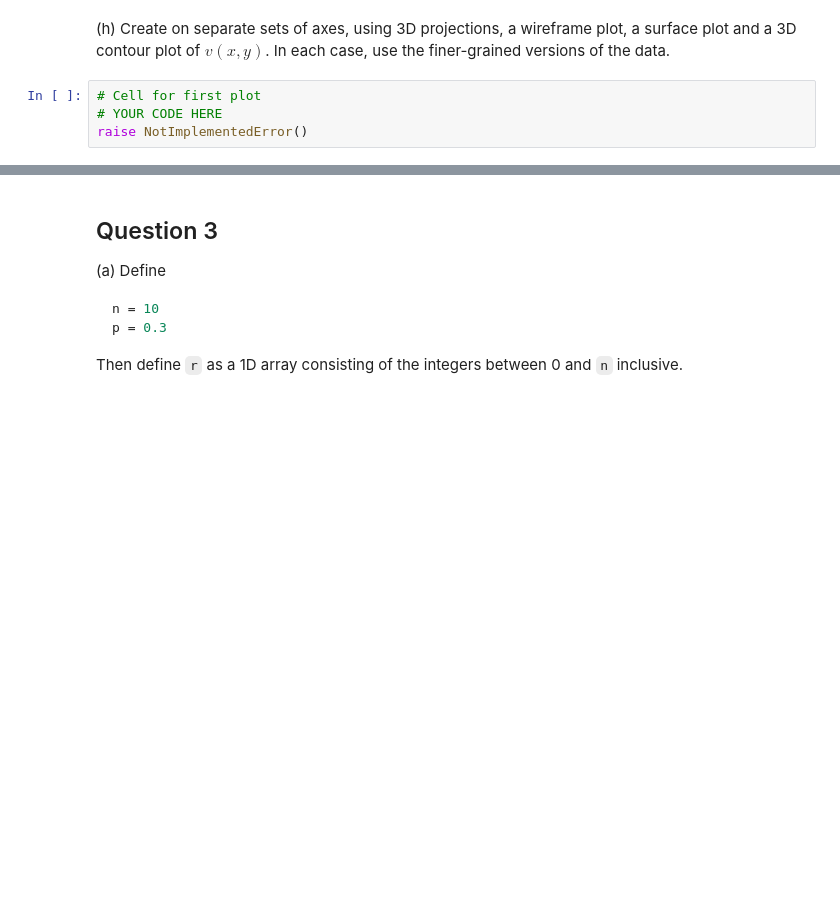
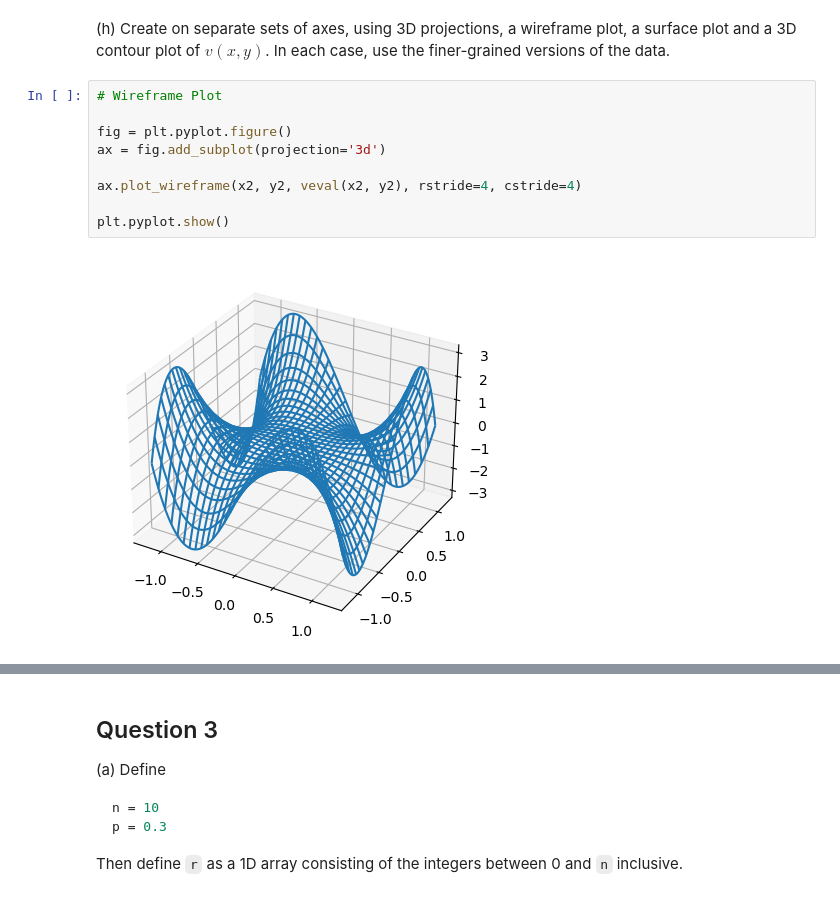
Before and after one commit to Imperial-MATH40006/math40006-2022-23-term2-week4-AridJazzBand, a Jupyter notebook: term2week4.ipynb, the cells around one changed output, grey strips where cells are left out. Drawn from its saved outputs; the diff is of its cells as text; blank space fills up the shorter version.

```diff
--- a/term2week4.ipynb
+++ b/term2week4.ipynb
@@ -382,7 +383,14 @@ plt.pyplot.show()
 # %% [markdown]
 (h) Create on separate sets of axes, using 3D projections, a wireframe plot, a surface plot and a 3D contour plot of $v(x, y)$.  In each case, use the finer-grained versions of the data.
 # %%
-# Cell for first plot
-# YOUR CODE HERE
-raise NotImplementedError()
+# Wireframe Plot
+
+fig = plt.pyplot.figure()
+ax = fig.add_subplot(projection='3d')
+
+ax.plot_wireframe(x2, y2, veval(x2, y2), rstride=4, cstride=4)
+
+plt.pyplot.show()
+# %% [output]
+[figure, added]
 # %%
```
Also changed, not shown: parts of 16 cells of this notebook.
